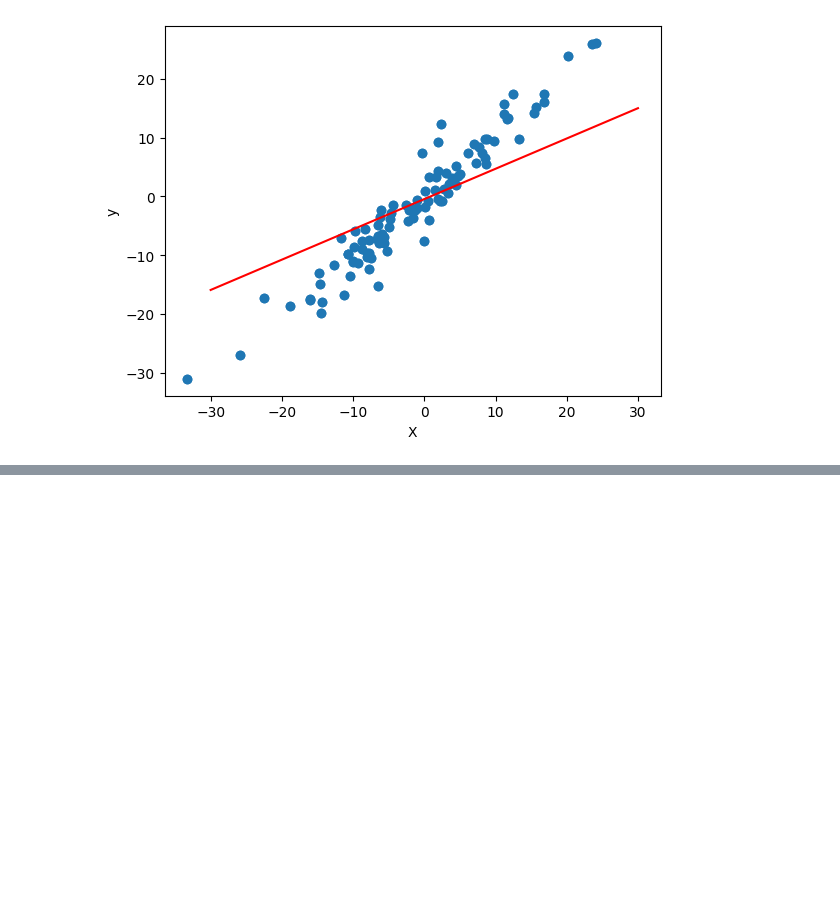
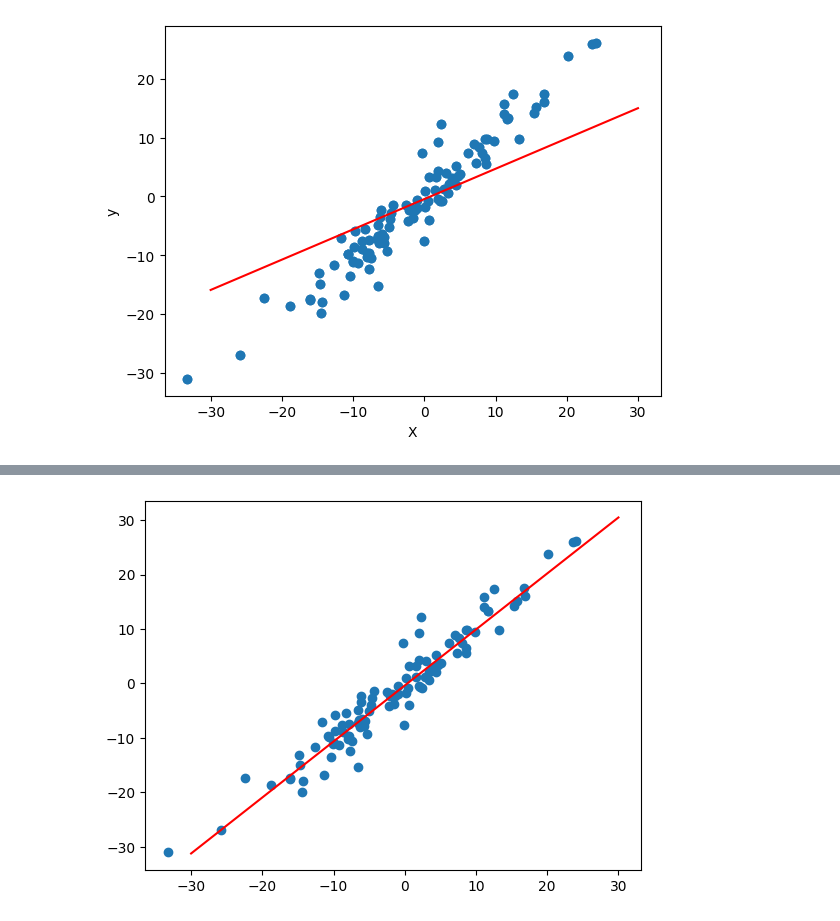
Before and after one commit to Victor-KKKK/AI_study, a Jupyter notebook: Linear_Regression.ipynb, the cells around one changed output, grey strips where cells are left out. Drawn from its saved outputs; the diff is of its cells as text; code cells hidden in the pictures; blank space fills up the shorter version.

```diff
--- a/Linear_Regression.ipynb
+++ b/Linear_Regression.ipynb
@@ -113,9 +113,9 @@ plot_fit('Initial Model')
 [figure]
 # %%
 criterion = nn.MSELoss()
-optimizer = torch.optim.SGD(model.parameters(), lr=0.005)
+optimizer = torch.optim.SGD(model.parameters(), lr=0.001)
 
-epoches = 500
+epochs = 100
 losses = []
 '''
 모델의 학습 순서는 아래와 같음
@@ -126,7 +126,7 @@ losses = []
     optimizer.step()            # 🔹 파라미터 업데이트
 
 '''
-for i in range(epoches):
+for i in range(epochs):
   y_pred = model.forward(X)
   loss = criterion(y_pred, y)
   print("epoch:", i, "loss:", loss.item())
@@ -135,4 +135,6 @@ for i in range(epoches):
   optimizer.zero_grad()
   loss.backward()
   optimizer.step()
+
+plot_fit('Trained Model')
 # %% [output]
@@ -155,0 +158 @@ epoch: 499 loss: 8.388689994812012
+[figure, added]
```
Also changed, not shown: parts of 1 cell of this notebook.
